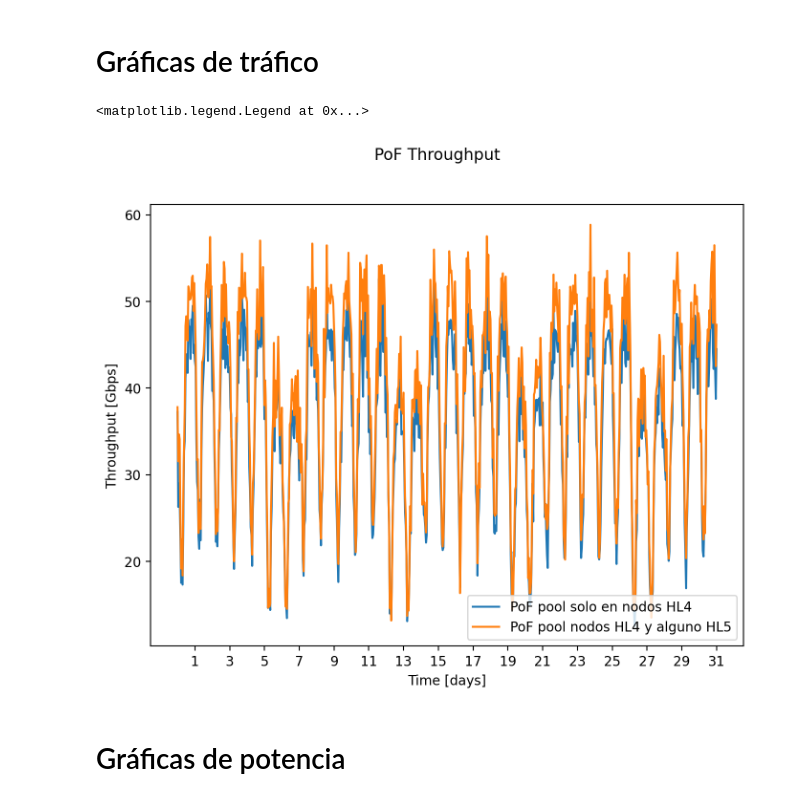
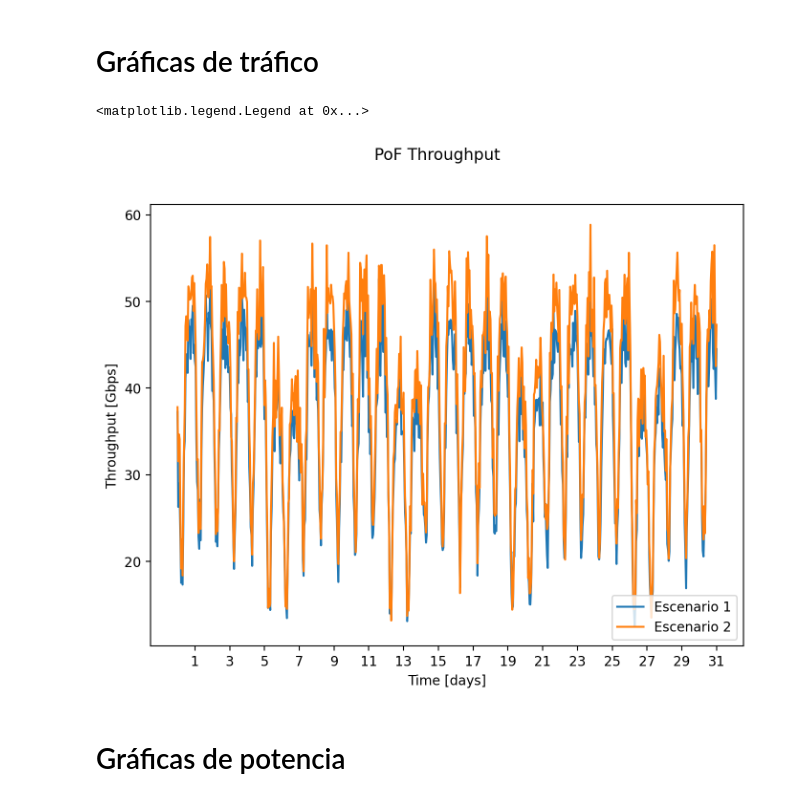
Before and after one commit to 6G-XTREME/PoF_Simulator, a Jupyter notebook: mocks/resultados simulacion/plot graficas.ipynb, the cells around one changed output. Saved outputs shown, nothing was run; the diff lists cells and outputs as text; code cells hidden in the pictures.

```diff
--- a/mocks/resultados simulacion/plot graficas.ipynb
+++ b/mocks/resultados simulacion/plot graficas.ipynb
@@ -43,36 +43,36 @@ fig, ax = plt.subplots(figsize=fig_size, dpi=dpi)
 
 
 y_1 = kpis_uc1['throughput_time_series_gbps']
 y_2 = kpis_uc2['throughput_time_series_gbps']
 
 # Asumimos que cada muestra es 1 hora, durante 1 mes (~30 días)
 num_samples = len(y_1)
 hours_per_sample = 1
 total_hours = num_samples * hours_per_sample
 total_days = total_hours / 24
 
 # Eje X en días
 x_1 = np.arange(0, num_samples) * hours_per_sample / 24
 x_2 = np.arange(0, len(y_2)) * hours_per_sample / 24
 
 # Configurar los ticks del eje x para mostrar solo los días impares
 ax.set_xlabel('Time [days]')
 max_tick = math.ceil(x_1[-1])
 # Días impares: 1, 3, 5, ..., hasta el máximo día
 ticks = np.arange(1, max_tick + 1, 2)
 ax.set_xticks(ticks)
 ax.set_xticklabels([f'{int(x)}' for x in ticks])
 
 fig.suptitle('PoF Throughput')
-ax.plot(x_1[:len(y_1)], y_1, label='PoF pool solo en nodos HL4')
-ax.plot(x_2[:len(y_2)], y_2, label='PoF pool nodos HL4 y alguno HL5')
+ax.plot(x_1[:len(y_1)], y_1, label='Escenario 1')
+ax.plot(x_2[:len(y_2)], y_2, label='Escenario 2')
 # ax.legend()
 ax.set_ylabel('Throughput [Gbps]')
 ax.set_xlabel('Time [days]')
 ax.legend(loc='lower right')
 # %% [output]
 <matplotlib.legend.Legend at 0x...>
-[figure, old version]
+[figure, new version]
 # %% [markdown]
 # Gráficas de potencia
 # %%
```
Also changed, not shown: 18 other files.
